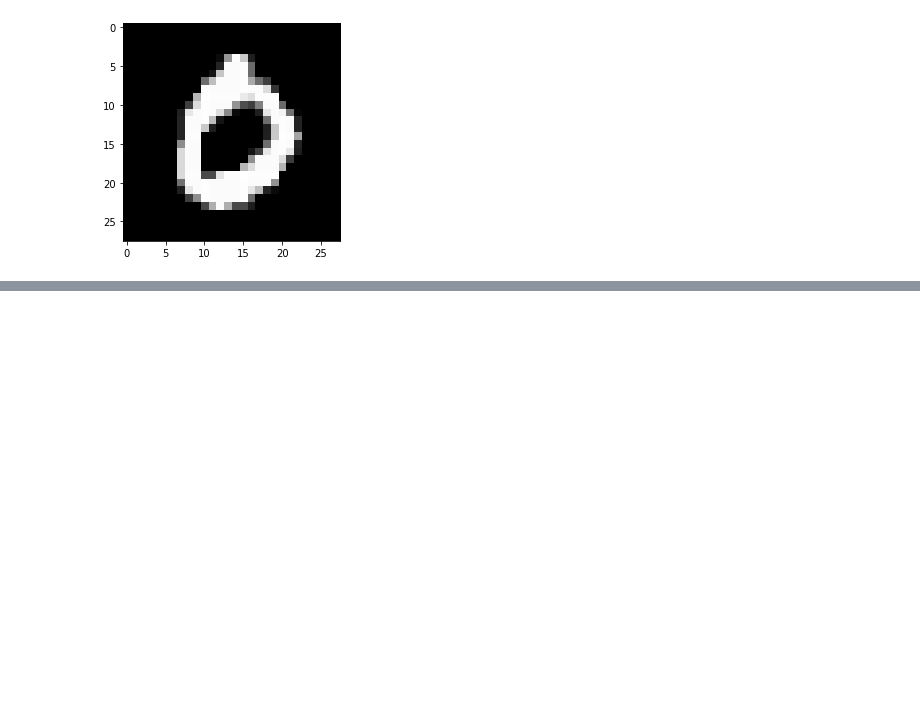
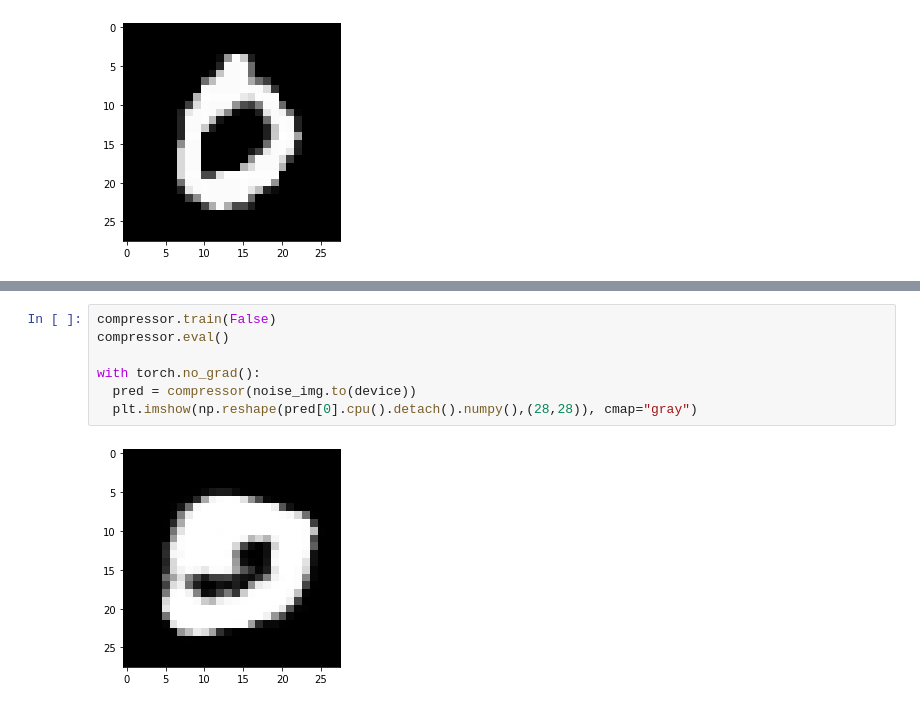
Before and after one commit to sanjaydokula/AutoEncoder_pytorch, a Jupyter notebook: Autoencoder.ipynb, the cells around one changed output, grey strips where cells are left out. Drawn from its saved outputs; the diff is of its cells as text; blank space fills up the shorter version.

```diff
--- a/Autoencoder.ipynb
+++ b/Autoencoder.ipynb
@@ -346,0 +341,9 @@ plt.imshow(img,cmap="gray")
+# %%
+compressor.train(False)
+compressor.eval()
+
+with torch.no_grad():
+  pred = compressor(noise_img.to(device))
+  plt.imshow(np.reshape(pred[0].cpu().detach().numpy(),(28,28)), cmap="gray")
+# %% [output]
+[figure, added]
```
Also changed, not shown: parts of 20 cells of this notebook.
